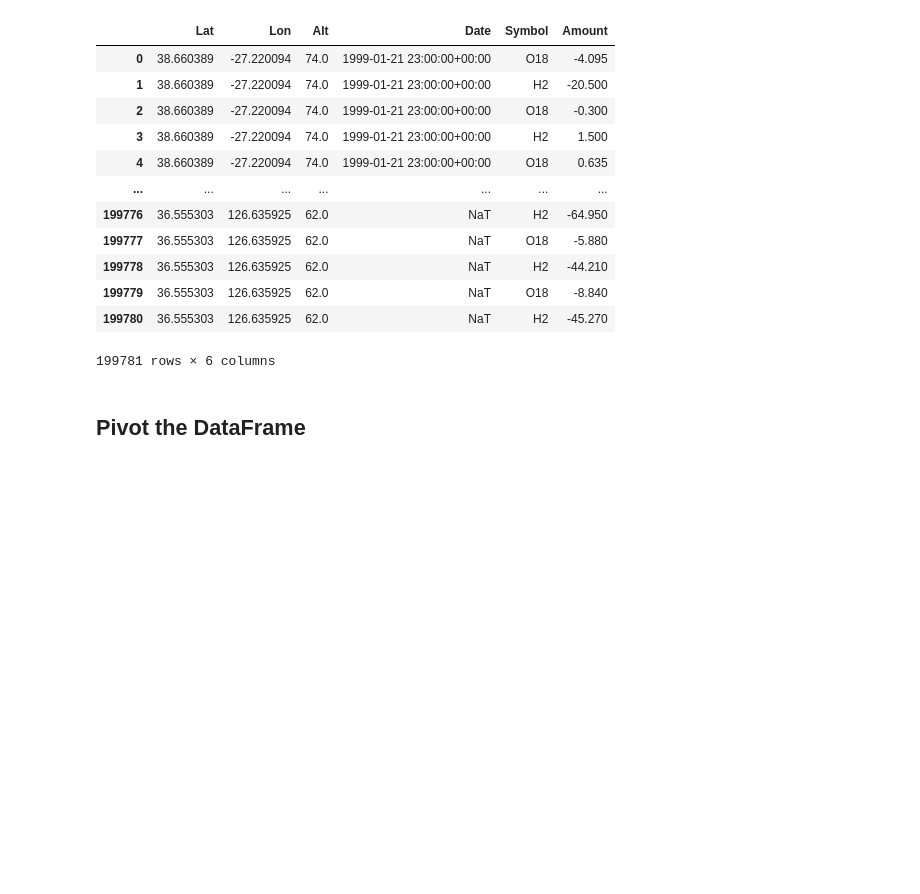
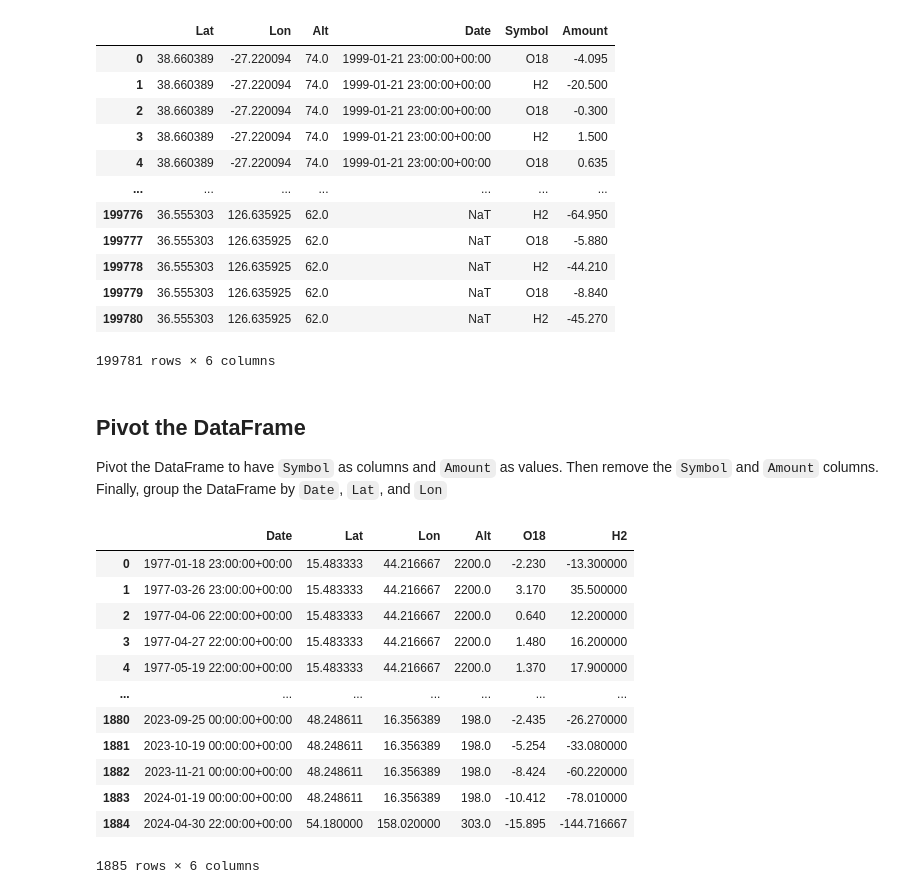
Before and after one commit to JaxtonGray/isoNet_Models, a Jupyter notebook: Data/GNIP/DataCleaning.ipynb, the cells around one changed output. Drawn from its saved outputs; the diff is of its cells as text; code cells hidden in the pictures; blank space fills up the shorter version.

Commit message:
Start of Data cleaning complete

```diff
--- a/Data/GNIP/DataCleaning.ipynb
+++ b/Data/GNIP/DataCleaning.ipynb
@@ -107,6 +107,27 @@ df
 199781 rows × 6 columns
 # %% [markdown]
 ## Pivot the DataFrame
+Pivot the DataFrame to have `Symbol` as columns and `Amount` as values. Then remove the `Symbol` and `Amount` columns. Finally, group the DataFrame by `Date`, `Lat`, and `Lon`
 # %%
+# Pivot the DataFrame
 df['O18'] = df[df['Symbol'] == 'O18']['Amount']
 df['H2'] = df[df['Symbol'] == 'H2']['Amount']
+
+# Remove the Symbol and Amount columns
+df = df.drop(columns=['Symbol', 'Amount'])
+# %%
+df.groupby(['Date', 'Lat', 'Lon']).mean().reset_index()
+# %% [output]
+|  | Date | Lat | Lon | Alt | O18 | H2 |
+| 0 | 1977-01-18 23:00:00+00:00 | 15.483333 | 44.216667 | 2200.0 | -2.230 | -13.300000 |
+| 1 | 1977-03-26 23:00:00+00:00 | 15.483333 | 44.216667 | 2200.0 | 3.170 | 35.500000 |
+| 2 | 1977-04-06 22:00:00+00:00 | 15.483333 | 44.216667 | 2200.0 | 0.640 | 12.200000 |
+| 3 | 1977-04-27 22:00:00+00:00 | 15.483333 | 44.216667 | 2200.0 | 1.480 | 16.200000 |
+| 4 | 1977-05-19 22:00:00+00:00 | 15.483333 | 44.216667 | 2200.0 | 1.370 | 17.900000 |
+| ... | ... | ... | ... | ... | ... | ... |
+| 1880 | 2023-09-25 00:00:00+00:00 | 48.248611 | 16.356389 | 198.0 | -2.435 | -26.270000 |
+| 1881 | 2023-10-19 00:00:00+00:00 | 48.248611 | 16.356389 | 198.0 | -5.254 | -33.080000 |
+| 1882 | 2023-11-21 00:00:00+00:00 | 48.248611 | 16.356389 | 198.0 | -8.424 | -60.220000 |
+| 1883 | 2024-01-19 00:00:00+00:00 | 48.248611 | 16.356389 | 198.0 | -10.412 | -78.010000 |
+| 1884 | 2024-04-30 22:00:00+00:00 | 54.180000 | 158.020000 | 303.0 | -15.895 | -144.716667 |
+1885 rows × 6 columns
```
